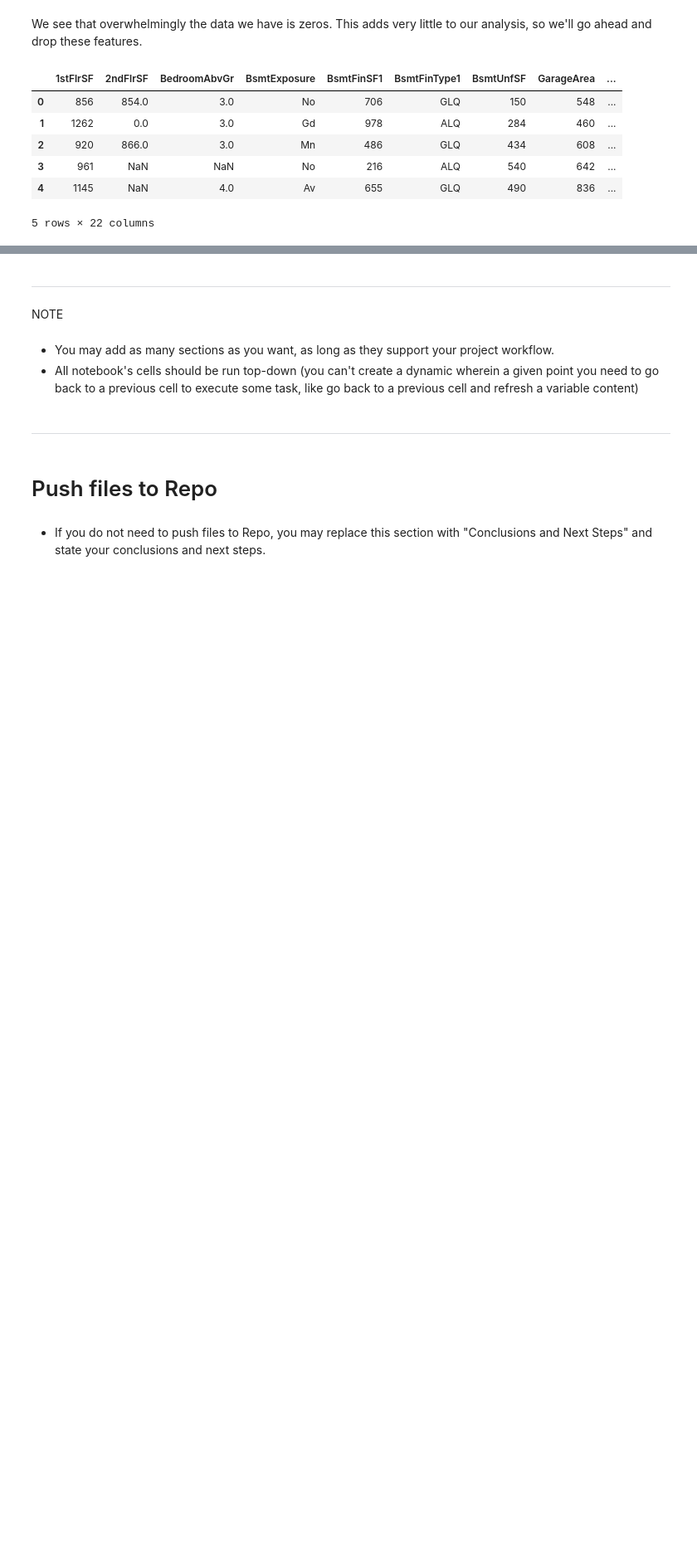
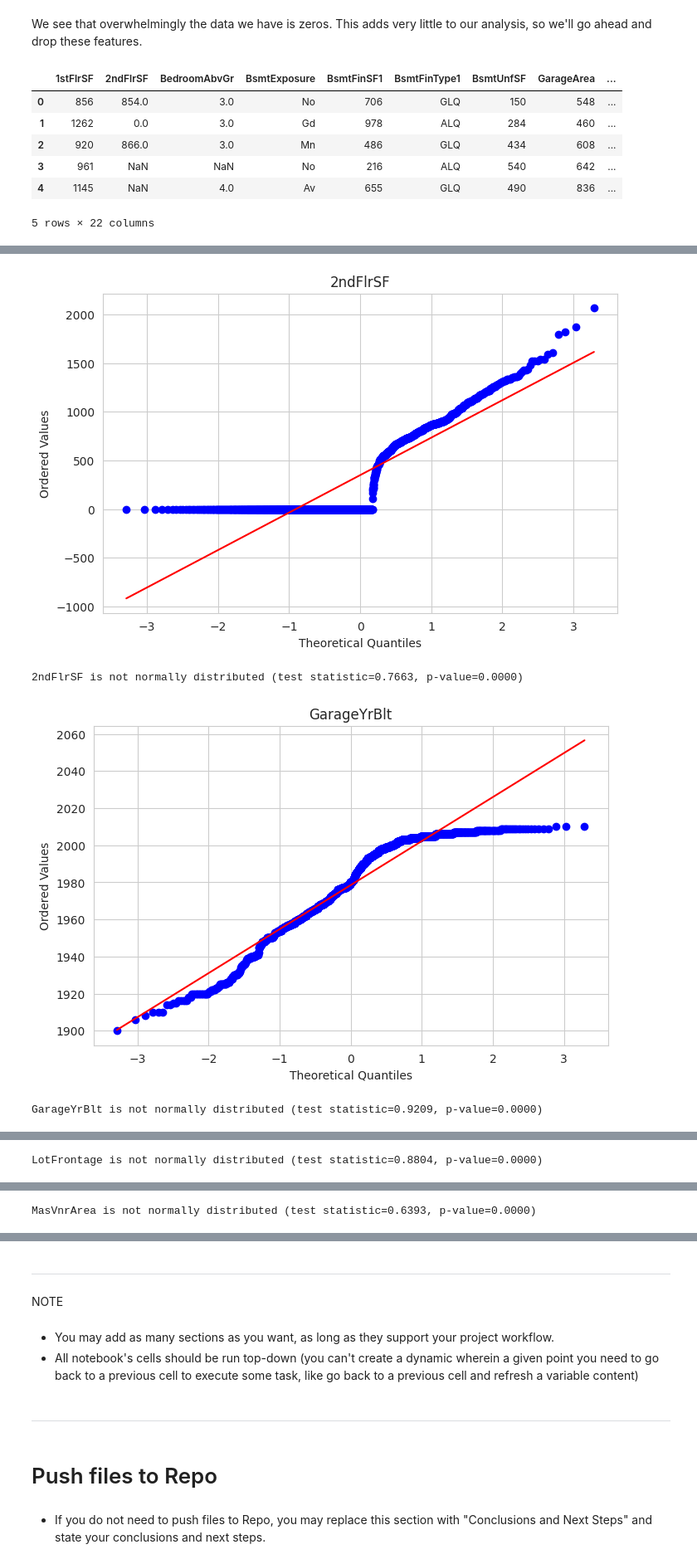
Before and after one commit to ejasquith/heritage-housing-issues, a Jupyter notebook: jupyter_notebooks/02 - Data Cleaning.ipynb, the cells around one changed output, grey strips where cells are left out. Shown at 83% size. Cells and saved outputs as stored; diff of their text form; code cells hidden in the pictures; blank space fills up the shorter version.

Commit message:
Assess normality of numerical features

```diff
--- a/jupyter_notebooks/02 - Data Cleaning.ipynb
+++ b/jupyter_notebooks/02 - Data Cleaning.ipynb
@@ -203,0 +161,40 @@ Index(['2ndFlrSF', 'BedroomAbvGr', 'GarageYrBlt', 'LotFrontage', 'MasVnrArea'],
+# %%
+from scipy.stats import shapiro
+import numpy as np
+import pingouin as pg
+
+def plot_qq_and_normality(df, features):
+    for feat in features:
+        if not is_discrete_feature(df, feat):
+            plt.figure(figsize=(8, 5))
+            stats.probplot(df[feat].dropna(), dist="norm", plot=plt)
+            plt.title(feat)
+            plt.xlabel("Theoretical Quantiles")
+            plt.ylabel("Ordered Values")
+            plt.show()
+
+            stat, pval, normal = pg.normality(df[feat].dropna(), alpha=0.05).T.to_numpy()
+            if pval < 0.05:
+                print(f"{feat} is not normally distributed (test statistic={stat[0]:.4f}, p-value={pval[0]:.4f})")
+            else:
+                print(f"{feat} is normally distributed (test statistic={stat[0]:.4f}, p-value={pval[0]:.4f})")
+
+def is_discrete_feature(df, feat, tol=0.05):
+    num_unique = df[feat].nunique()
+    num_total = df[feat].count()
+    if num_unique / num_total < tol:
+        return True
+    else:
+        return False
+
+def get_numeric_cols_with_missing(df):
+    numeric_cols = df.select_dtypes(include=[np.number]).columns.tolist()
+    missing_cols = df[numeric_cols].isnull().sum()[df[numeric_cols].isnull().sum() > 0].index.tolist()
+    return missing_cols
+
+plot_qq_and_normality(df_dropped_na, get_numeric_cols_with_missing(df_dropped_na))
+# %% [output]
+[figure, added]
+2ndFlrSF is not normally distributed (test statistic=0.7663, p-value=0.0000)
+[figure, added]
+GarageYrBlt is not normally distributed (test statistic=0.9209, p-value=0.0000)
@@ -203,0 +202 @@ Index(['2ndFlrSF', 'BedroomAbvGr', 'GarageYrBlt', 'LotFrontage', 'MasVnrArea'],
+LotFrontage is not normally distributed (test statistic=0.8804, p-value=0.0000)
@@ -203,0 +204 @@ Index(['2ndFlrSF', 'BedroomAbvGr', 'GarageYrBlt', 'LotFrontage', 'MasVnrArea'],
+MasVnrArea is not normally distributed (test statistic=0.6393, p-value=0.0000)
```
Also changed, not shown: parts of 9 cells of this notebook, 1 other file.
